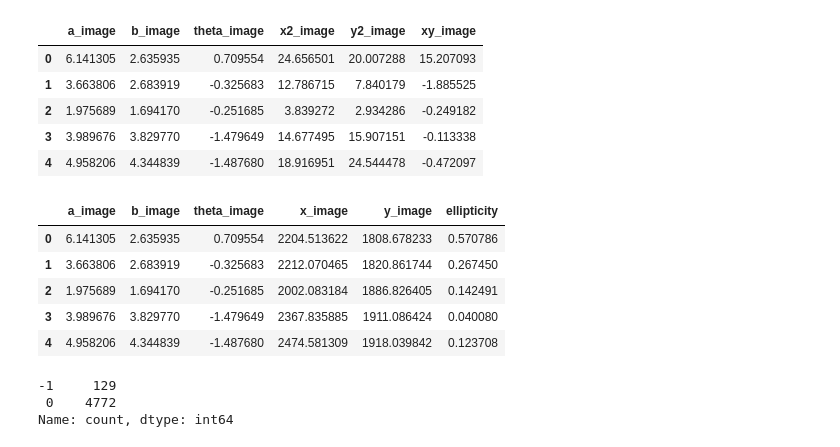
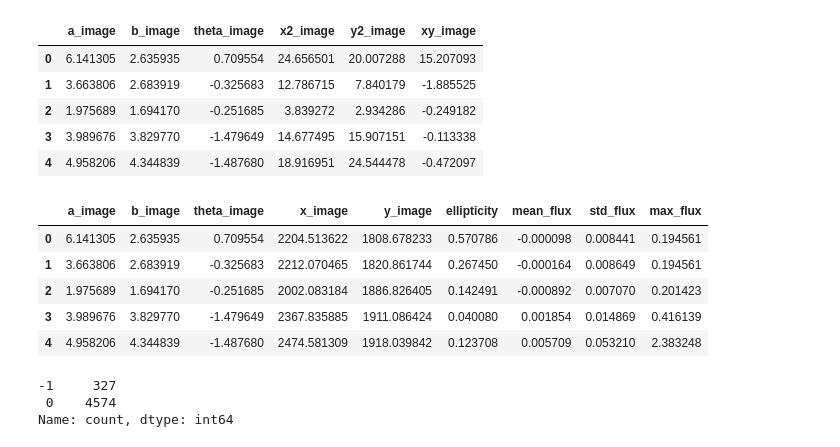
Before and after one commit to MADS-Milestone-2/Galaxy-Classifier, a Jupyter notebook: group-4-second-draft.ipynb, the cells around one changed output. Cells and saved outputs as stored; diff of their text form; code cells hidden in the pictures.

```diff
--- a/group-4-second-draft.ipynb
+++ b/group-4-second-draft.ipynb
@@ -1206,29 +1206,32 @@ Key: y_image, shape: (4901,)
 # %%
 #Create  dataframe for hdf5 file
 with h5py.File(jwst_hdf5, "r") as f:
     jwst_df = pd.DataFrame({
         "a_image": np.array(f["a_image"][:], dtype=np.float64),
         "b_image": np.array(f["b_image"][:], dtype=np.float64),
         "theta_image": np.array(f["theta_image"][:], dtype=np.float64),
         "x_image": np.array(f["x_image"][:], dtype=np.float64),
         "y_image": np.array(f["y_image"][:], dtype=np.float64),
     })
 
 jwst_df["ellipticity"] = 1 - (jwst_df["b_image"] / jwst_df["a_image"])
 
 #brightness info
+with h5py.File(jwst_hdf5, "r") as f:
+    flux = f["image_flux"][:]
+
 jwst_df["mean_flux"] = flux.mean(axis=(1,2,3))
 jwst_df["std_flux"] = flux.std(axis=(1,2,3))
 jwst_df["max_flux"] = flux.max(axis=(1,2,3))
 
 jwst_df.head()
 # %% [output]
-|  | a_image | b_image | theta_image | x_image | y_image | ellipticity |
-| 0 | 6.141305 | 2.635935 | 0.709554 | 2204.513622 | 1808.678233 | 0.570786 |
-| 1 | 3.663806 | 2.683919 | -0.325683 | 2212.070465 | 1820.861744 | 0.267450 |
-| 2 | 1.975689 | 1.694170 | -0.251685 | 2002.083184 | 1886.826405 | 0.142491 |
-| 3 | 3.989676 | 3.829770 | -1.479649 | 2367.835885 | 1911.086424 | 0.040080 |
-| 4 | 4.958206 | 4.344839 | -1.487680 | 2474.581309 | 1918.039842 | 0.123708 |
+|  | a_image | b_image | theta_image | x_image | y_image | ellipticity | mean_flux | std_flux | max_flux |
+| 0 | 6.141305 | 2.635935 | 0.709554 | 2204.513622 | 1808.678233 | 0.570786 | -0.000098 | 0.008441 | 0.194561 |
+| 1 | 3.663806 | 2.683919 | -0.325683 | 2212.070465 | 1820.861744 | 0.267450 | -0.000164 | 0.008649 | 0.194561 |
+| 2 | 1.975689 | 1.694170 | -0.251685 | 2002.083184 | 1886.826405 | 0.142491 | -0.000892 | 0.007070 | 0.201423 |
+| 3 | 3.989676 | 3.829770 | -1.479649 | 2367.835885 | 1911.086424 | 0.040080 | 0.001854 | 0.014869 | 0.416139 |
+| 4 | 4.958206 | 4.344839 | -1.487680 | 2474.581309 | 1918.039842 | 0.123708 | 0.005709 | 0.053210 | 2.383248 |
 # %%
 from sklearn.preprocessing import StandardScaler
 from sklearn.cluster import DBSCAN
@@ -1242,7 +1245,7 @@ feature_cols = [
     "theta_image",
     "mean_flux",
     "std_flux",
-    "max_flux"]
+    "max_flux"
 ]
 
 # Make a clean numeric dataframe
@@ -1271,6 +1274,6 @@ jwst_df.loc[X_df.index, "cluster"] = clusters
 
 print(pd.Series(clusters).value_counts().sort_index())
 # %% [output]
--1     129
- 0    4772
+-1     327
+ 0    4574
 Name: count, dtype: int64
```
